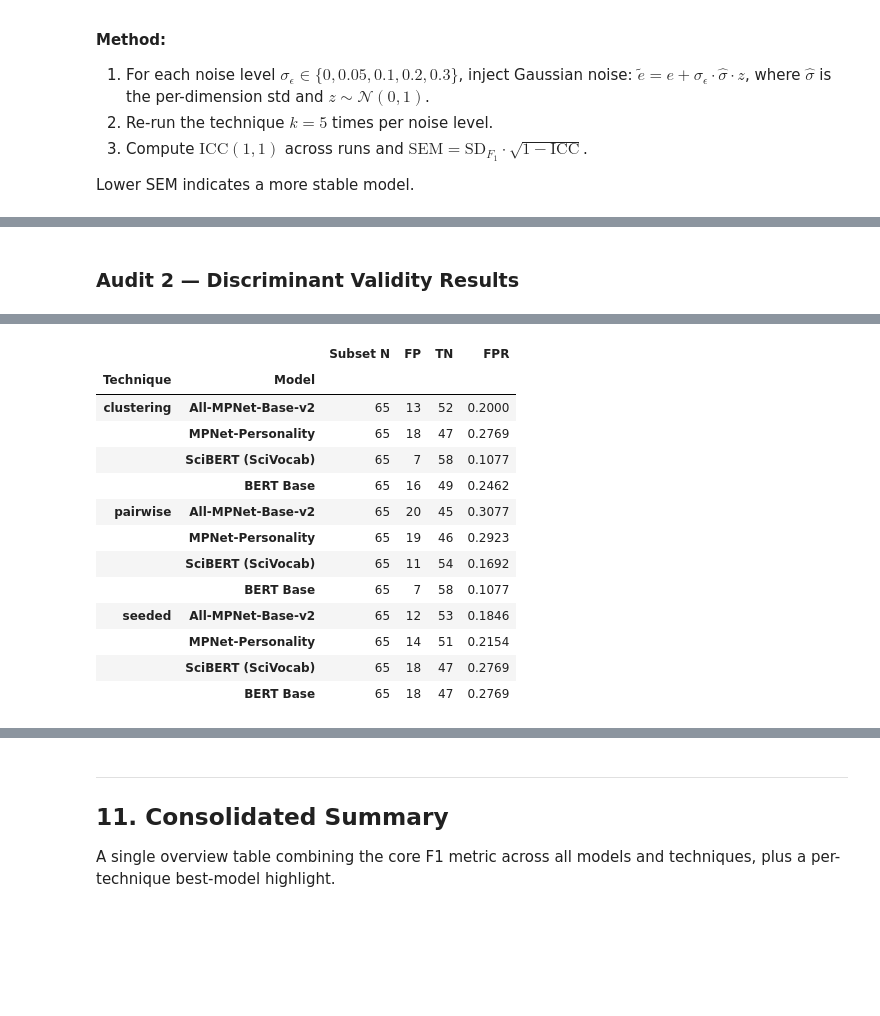
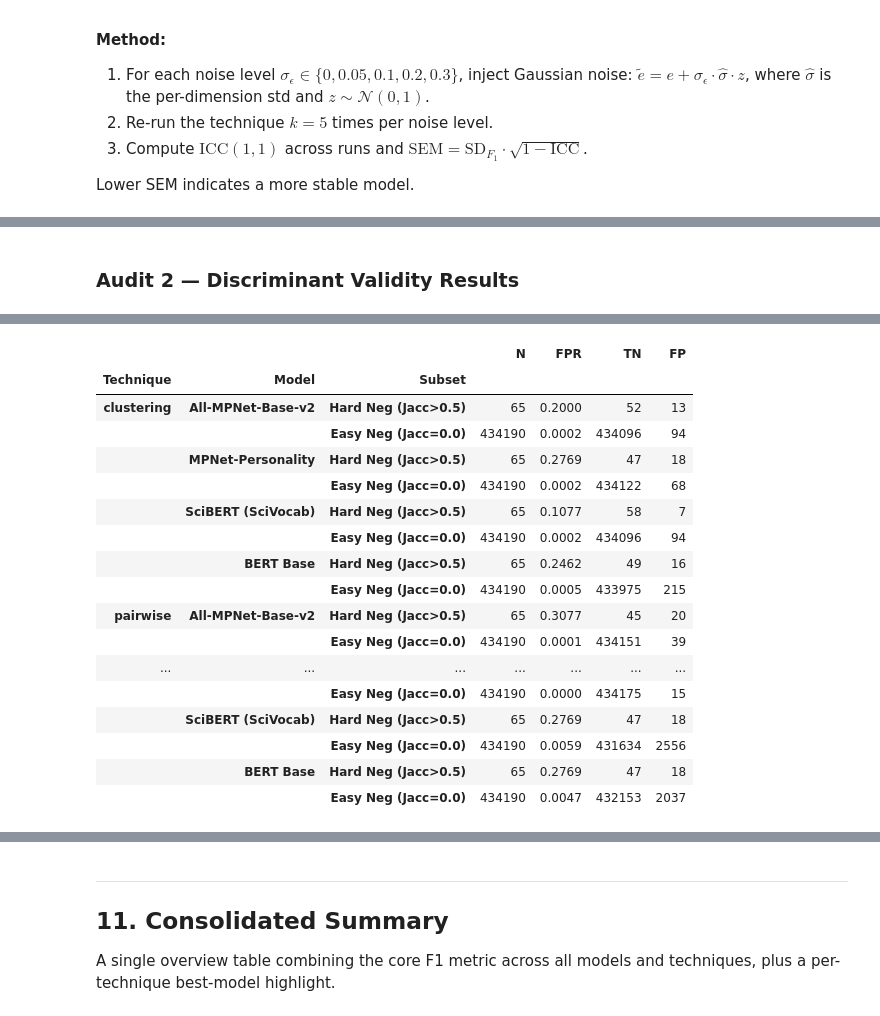
Before and after one commit to rasoulnorouzi/Social_Science_Construct_Harmonization, a Jupyter notebook: analysis/elsst_audit_analysis.ipynb, the cells around one changed output, grey strips where cells are left out. Cells and saved outputs as stored; diff of their text form; code cells hidden in the pictures; blank space fills up the shorter version.

```diff
--- a/analysis/elsst_audit_analysis.ipynb
+++ b/analysis/elsst_audit_analysis.ipynb
@@ -409,19 +427,24 @@ for model_name in MODELS_TO_EVAL:
     term_to_embedding = {t: e for t, e in zip(unique_terms, norm_t)}
     params = BEST_SEEDED_PARAMS[model_name]
 
-    # Sample initial seeds
+    # Sample initial seeds via mus.sample_unique_terms()
     initial_seeds, remaining_terms = mus.sample_unique_terms(
-        params["n_initial_seeds"], full_df, np.array(unique_terms), random_state=SEED
+        params["n_initial_seeds"], full_df, np.array(unique_terms), random_state=config.SEED
     )
 
-    # Run seeded clustering (suppress verbose output)
+    # Run seeded clustering via mus.seed_clustering() (suppress verbose output)
     with redirect_stdout(StringIO()):
         seeds_cluster = mus.seed_clustering(
             initial_seeds, remaining_terms, term_to_embedding,
             threshold=params["threshold"],
         )
 
-    # Build term → cluster mapping and predict
+    # Evaluate via mus.evaluate_seed_clustering() — returns sklearn metrics
+    p, r, f1, pos_acc, neg_acc = mus.evaluate_seed_clustering(
+        seeds_cluster, full_df, np.array(unique_terms)
+    )
+
+    # Also extract raw predictions for audit reuse
     term_to_cluster = {}
     for cid, (seed, members) in enumerate(seeds_cluster.items()):
         for term in members:
@@ -431,12 +454,11 @@ for model_name in MODELS_TO_EVAL:
     c2 = np.array([term_to_cluster.get(t, -1) for t in terms2])
     preds = ((c1 == c2) & (c1 != -1)).astype(int)
 
-    p, r, f1, tp, fp, tn, fn = shared.compute_metrics(labels, preds)
     seeded_rows.append({
-        "Model": MODELS[model_name]["display_name"],
-        "Seeds": params["n_initial_seeds"], "θ": f"{params['threshold']:.2f}",
+        "Model": config.MODELS[model_name]["display_name"],
+        "Seeds": params["n_initial_seeds"], "Threshold": f"{params['threshold']:.2f}",
         "Precision": f"{p:.4f}", "Recall": f"{r:.4f}", "F1": f"{f1:.4f}",
-        "TP": tp, "FP": fp, "TN": tn, "FN": fn,
+        "Pos Acc": f"{pos_acc:.4f}", "Neg Acc": f"{neg_acc:.4f}",
     })
 
     preds_store["seeded"][model_name] = {"preds": preds, "term_to_cluster": term_to_cluster}
@@ -614,19 +734,40 @@ for technique in ["clustering", "pairwise", "seeded"]:
         if info is None:
             continue
         preds = info["preds"]
-        sub_preds = preds[lex_mask]
-        sub_true  = labels[lex_mask]
-        tp, fp, tn, fn = shared.confusion_counts(sub_true, sub_preds)
-        fpr = fp / (fp + tn) if (fp + tn) > 0 else 0.0
+
+        # Evaluate on hard negatives (lexical traps)
+        hard_metrics = shared.compute_subset_metrics(labels, preds, hard_neg_mask)
         audit2_records.append({
             "Technique": technique,
-            "Model": MODELS[model_name]["display_name"],
-            "Subset N": int(lex_mask.sum()),
-            "FP": fp, "TN": tn,
-            "FPR": f"{fpr:.4f}",
+            "Model": config.MODELS[model_name]["display_name"],
+            "Subset": "Hard Neg (Jacc>0.5)",
+            "N": hard_metrics['n_subset'],
+            "FPR": f"{hard_metrics['fpr']:.4f}",
+            "TN": hard_metrics['tn'],
+            "FP": hard_metrics['fp'],
+        })
+
+        # Evaluate on easy negatives (zero overlap)
+        easy_metrics = shared.compute_subset_metrics(labels, preds, easy_neg_mask)
+        audit2_records.append({
+            "Technique": technique,
+            "Model": config.MODELS[model_name]["display_name"],
+            "Subset": "Easy Neg (Jacc=0.0)",
+            "N": easy_metrics['n_subset'],
+            "FPR": f"{easy_metrics['fpr']:.4f}",
+            "TN": easy_metrics['tn'],
+            "FP": easy_metrics['fp'],
         })
 
 display(Markdown("### Audit 2 — Discriminant Validity Results"))
-display(pd.DataFrame(audit2_records).set_index(["Technique", "Model"]))
+display(Markdown("""
+**Hard Negatives (Lexical Traps)** are negative pairs with high surface similarity (Jaccard > 0.5).
+**Easy Negatives** are negative pairs with zero lexical overlap (Jaccard = 0.0).
+
+> **Note:** These subsets contain only label=0 pairs (true negatives), so Precision / Recall / F1
+> (which treat label=1 as positive) are undefined and always 0. Only **FPR** is the meaningful metric here:
+> lower FPR means the model correctly rejects more lexically-similar but unrelated pairs.
+"""))
+display(pd.DataFrame(audit2_records).set_index(["Technique", "Model", "Subset"]))
 # %% [output]
 ### Audit 2 — Discriminant Validity Results
@@ -633,14 +781,18 @@ display(pd.DataFrame(audit2_records).set_index(["Technique", "Model"]))
-|  |  | Subset N | FP | TN | FPR |
-| Technique | Model |  |  |  |  |
-| clustering | All-MPNet-Base-v2 | 65 | 13 | 52 | 0.2000 |
-|  | MPNet-Personality | 65 | 18 | 47 | 0.2769 |
-|  | SciBERT (SciVocab) | 65 | 7 | 58 | 0.1077 |
-|  | BERT Base | 65 | 16 | 49 | 0.2462 |
-| pairwise | All-MPNet-Base-v2 | 65 | 20 | 45 | 0.3077 |
-|  | MPNet-Personality | 65 | 19 | 46 | 0.2923 |
-|  | SciBERT (SciVocab) | 65 | 11 | 54 | 0.1692 |
-|  | BERT Base | 65 | 7 | 58 | 0.1077 |
-| seeded | All-MPNet-Base-v2 | 65 | 12 | 53 | 0.1846 |
-|  | MPNet-Personality | 65 | 14 | 51 | 0.2154 |
-|  | SciBERT (SciVocab) | 65 | 18 | 47 | 0.2769 |
-|  | BERT Base | 65 | 18 | 47 | 0.2769 |
+|  |  |  | N | FPR | TN | FP |
+| Technique | Model | Subset |  |  |  |  |
+| clustering | All-MPNet-Base-v2 | Hard Neg (Jacc>0.5) | 65 | 0.2000 | 52 | 13 |
+|  |  | Easy Neg (Jacc=0.0) | 434190 | 0.0002 | 434096 | 94 |
+|  | MPNet-Personality | Hard Neg (Jacc>0.5) | 65 | 0.2769 | 47 | 18 |
+|  |  | Easy Neg (Jacc=0.0) | 434190 | 0.0002 | 434122 | 68 |
+|  | SciBERT (SciVocab) | Hard Neg (Jacc>0.5) | 65 | 0.1077 | 58 | 7 |
+|  |  | Easy Neg (Jacc=0.0) | 434190 | 0.0002 | 434096 | 94 |
+|  | BERT Base | Hard Neg (Jacc>0.5) | 65 | 0.2462 | 49 | 16 |
+|  |  | Easy Neg (Jacc=0.0) | 434190 | 0.0005 | 433975 | 215 |
+| pairwise | All-MPNet-Base-v2 | Hard Neg (Jacc>0.5) | 65 | 0.3077 | 45 | 20 |
+|  |  | Easy Neg (Jacc=0.0) | 434190 | 0.0001 | 434151 | 39 |
+| ... | ... | ... | ... | ... | ... | ... |
+|  |  | Easy Neg (Jacc=0.0) | 434190 | 0.0000 | 434175 | 15 |
+|  | SciBERT (SciVocab) | Hard Neg (Jacc>0.5) | 65 | 0.2769 | 47 | 18 |
+|  |  | Easy Neg (Jacc=0.0) | 434190 | 0.0059 | 431634 | 2556 |
+|  | BERT Base | Hard Neg (Jacc>0.5) | 65 | 0.2769 | 47 | 18 |
+|  |  | Easy Neg (Jacc=0.0) | 434190 | 0.0047 | 432153 | 2037 |
```
Also changed, not shown: parts of 21 cells of this notebook, 4 other files.
